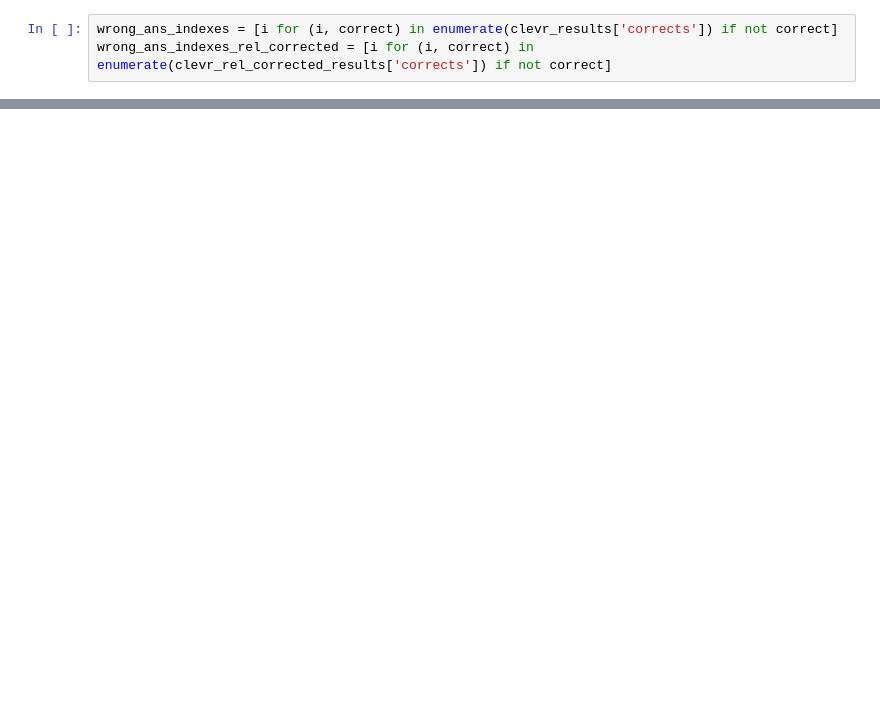
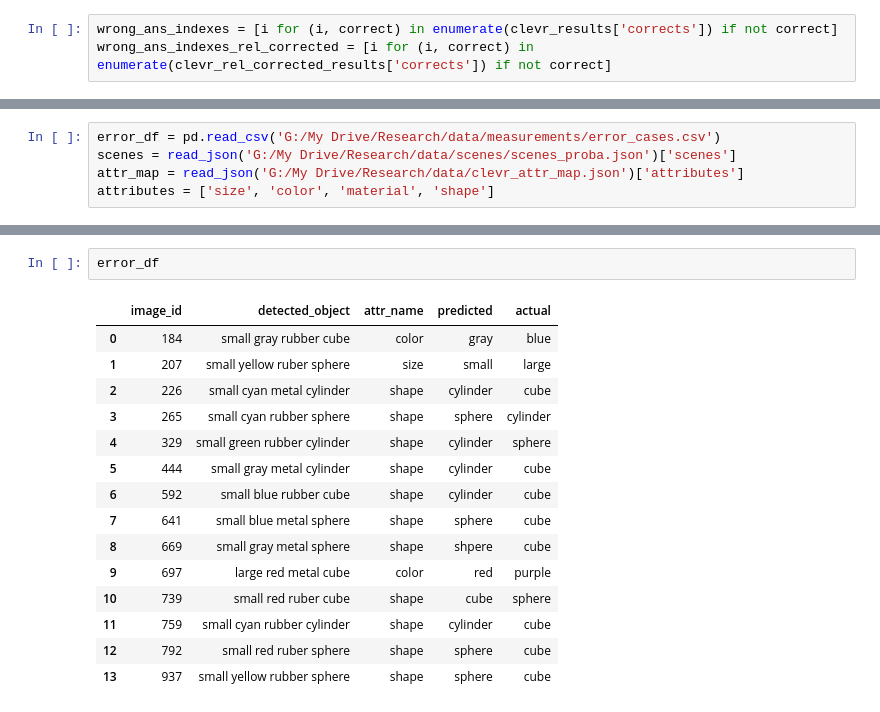
Before and after one commit to 20001LastOrder/Clevr-Relational, a Jupyter notebook: measurements/scene_graph_solver.ipynb, the cells around one changed output, grey strips where cells are left out. Drawn from its saved outputs; the diff is of its cells as text; blank space fills up the shorter version.

Commit message:
measure the error patterns

```diff
--- a/measurements/scene_graph_solver.ipynb
+++ b/measurements/scene_graph_solver.ipynb
@@ -162,0 +138,5 @@ set(wrong_ans_indexes_rel_corrected).difference(wrong_ans_indexes)
+# %%
+error_df = pd.read_csv('G:/My Drive/Research/data/measurements/error_cases.csv')
+scenes = read_json('G:/My Drive/Research/data/scenes/scenes_proba.json')['scenes']
+attr_map = read_json('G:/My Drive/Research/data/clevr_attr_map.json')['attributes']
+attributes = ['size', 'color', 'material', 'shape']
@@ -162,0 +181,18 @@ set(wrong_ans_indexes_rel_corrected).difference(wrong_ans_indexes)
+# %%
+error_df
+# %% [output]
+|  | image_id | detected_object | attr_name | predicted | actual |
+| 0 | 184 | small gray rubber cube | color | gray | blue |
+| 1 | 207 | small yellow ruber sphere | size | small | large |
+| 2 | 226 | small cyan metal cylinder | shape | cylinder | cube |
+| 3 | 265 | small cyan rubber sphere | shape | sphere | cylinder |
+| 4 | 329 | small green rubber cylinder | shape | cylinder | sphere |
+| 5 | 444 | small gray metal cylinder | shape | cylinder | cube |
+| 6 | 592 | small blue rubber cube | shape | cylinder | cube |
+| 7 | 641 | small blue metal sphere | shape | sphere | cube |
+| 8 | 669 | small gray metal sphere | shape | shpere | cube |
+| 9 | 697 | large red metal cube | color | red | purple |
+| 10 | 739 | small red ruber cube | shape | cube | sphere |
+| 11 | 759 | small cyan rubber cylinder | shape | cylinder | cube |
+| 12 | 792 | small red ruber sphere | shape | sphere | cube |
+| 13 | 937 | small yellow rubber sphere | shape | sphere | cube |
```
Also changed, not shown: parts of 11 cells of this notebook, 4 other files.
